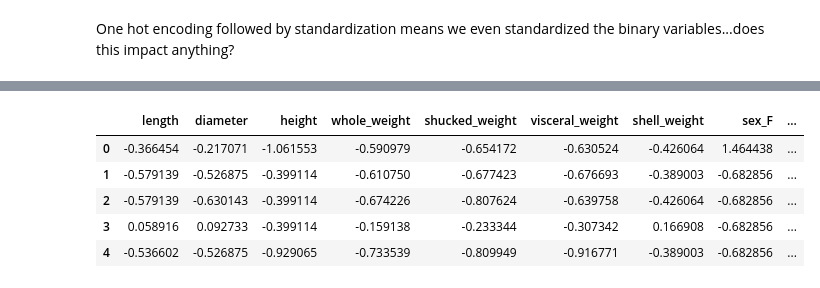
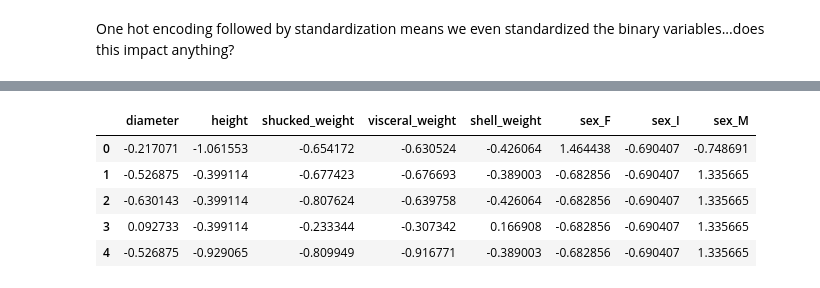
Before and after one commit to leebean337/w207_practice, a Jupyter notebook: Abalone/abalone.ipynb, the cells around one changed output, grey strips where cells are left out. Cells and saved outputs as stored; diff of their text form; code cells hidden in the pictures.

```diff
--- a/Abalone/abalone.ipynb
+++ b/Abalone/abalone.ipynb
@@ -114,24 +136,24 @@ KeyError: 'sex'
 # %%
 #Standarization for the TEST data
 
 #one hot encoding to 'sex' feature
 test_data = pd.concat([test_data, pd.get_dummies(test_data['sex'], prefix='sex')], axis=1).drop("sex", axis=1)
 
 #standarize all numerical data
 
 x = test_data.values #returns a numpy array
 x_scaled = preprocessing.scale(x)
 test_data = pd.DataFrame(x_scaled)
-test_data.columns = ['diameter','height',,'shucked_weight','visceral_weight','shell_weight','sex_F', 'sex_I', 'sex_M']
+test_data.columns = ['diameter','height','shucked_weight','visceral_weight','shell_weight','sex_F', 'sex_I', 'sex_M']
 
 test_data.head()
 # %% [output]
-|  | length | diameter | height | whole_weight | shucked_weight | visceral_weight | shell_weight | sex_F | ... |
-| 0 | -0.366454 | -0.217071 | -1.061553 | -0.590979 | -0.654172 | -0.630524 | -0.426064 | 1.464438 | ... |
-| 1 | -0.579139 | -0.526875 | -0.399114 | -0.610750 | -0.677423 | -0.676693 | -0.389003 | -0.682856 | ... |
-| 2 | -0.579139 | -0.630143 | -0.399114 | -0.674226 | -0.807624 | -0.639758 | -0.426064 | -0.682856 | ... |
-| 3 | 0.058916 | 0.092733 | -0.399114 | -0.159138 | -0.233344 | -0.307342 | 0.166908 | -0.682856 | ... |
-| 4 | -0.536602 | -0.526875 | -0.929065 | -0.733539 | -0.809949 | -0.916771 | -0.389003 | -0.682856 | ... |
+|  | diameter | height | shucked_weight | visceral_weight | shell_weight | sex_F | sex_I | sex_M |
+| 0 | -0.217071 | -1.061553 | -0.654172 | -0.630524 | -0.426064 | 1.464438 | -0.690407 | -0.748691 |
+| 1 | -0.526875 | -0.399114 | -0.677423 | -0.676693 | -0.389003 | -0.682856 | -0.690407 | 1.335665 |
+| 2 | -0.630143 | -0.399114 | -0.807624 | -0.639758 | -0.426064 | -0.682856 | -0.690407 | 1.335665 |
+| 3 | 0.092733 | -0.399114 | -0.233344 | -0.307342 | 0.166908 | -0.682856 | -0.690407 | 1.335665 |
+| 4 | -0.526875 | -0.929065 | -0.809949 | -0.916771 | -0.389003 | -0.682856 | -0.690407 | 1.335665 |
 # %%
 #train data!
 
```
Also changed, not shown: parts of 7 cells of this notebook.
